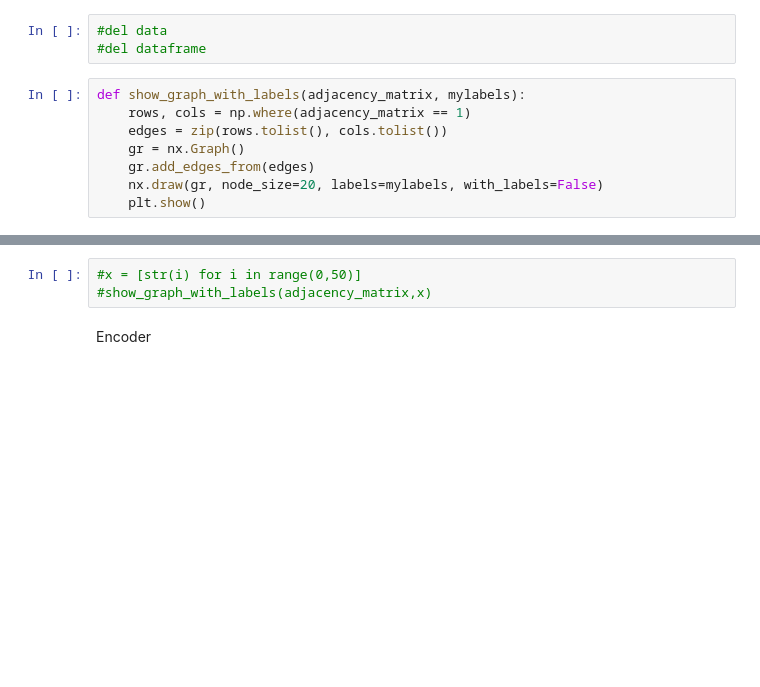
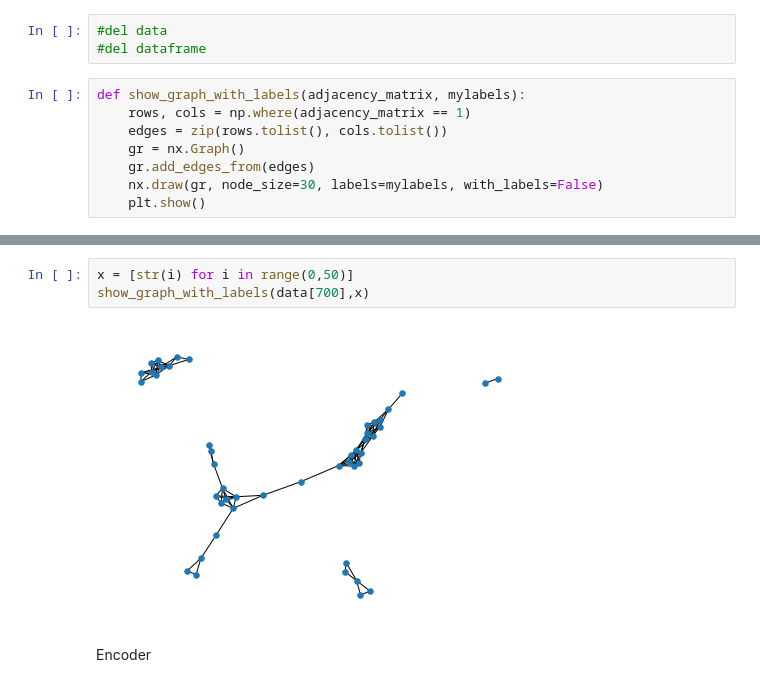
Before and after one commit to Nishant-Ramakuru/Inference-based-GNNS, a Jupyter notebook: GNN.ipynb, the cells around one changed output, grey strips where cells are left out. Drawn from its saved outputs; the diff is of its cells as text; blank space fills up the shorter version.

```diff
--- a/GNN.ipynb
+++ b/GNN.ipynb
@@ -317,5 +313,5 @@ def show_graph_with_labels(adjacency_matrix, mylabels):
     edges = zip(rows.tolist(), cols.tolist())
     gr = nx.Graph()
     gr.add_edges_from(edges)
-    nx.draw(gr, node_size=20, labels=mylabels, with_labels=False)
+    nx.draw(gr, node_size=30, labels=mylabels, with_labels=False)
     plt.show()
@@ -322,6 +325,8 @@ def show_graph_with_labels(adjacency_matrix, mylabels):
 # %%
-#x = [str(i) for i in range(0,50)]
-#show_graph_with_labels(adjacency_matrix,x)
+x = [str(i) for i in range(0,50)]
+show_graph_with_labels(data[700],x)
+# %% [output]
+[figure, added]
 # %% [markdown]
 Encoder
 # %%
```
Also changed, not shown: parts of 15 cells of this notebook.
